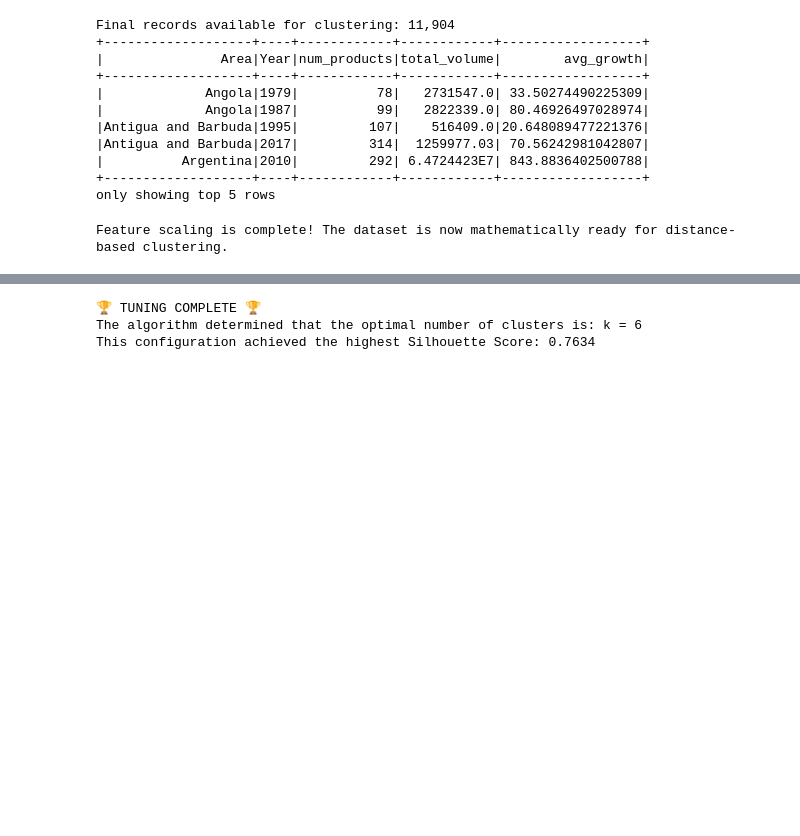
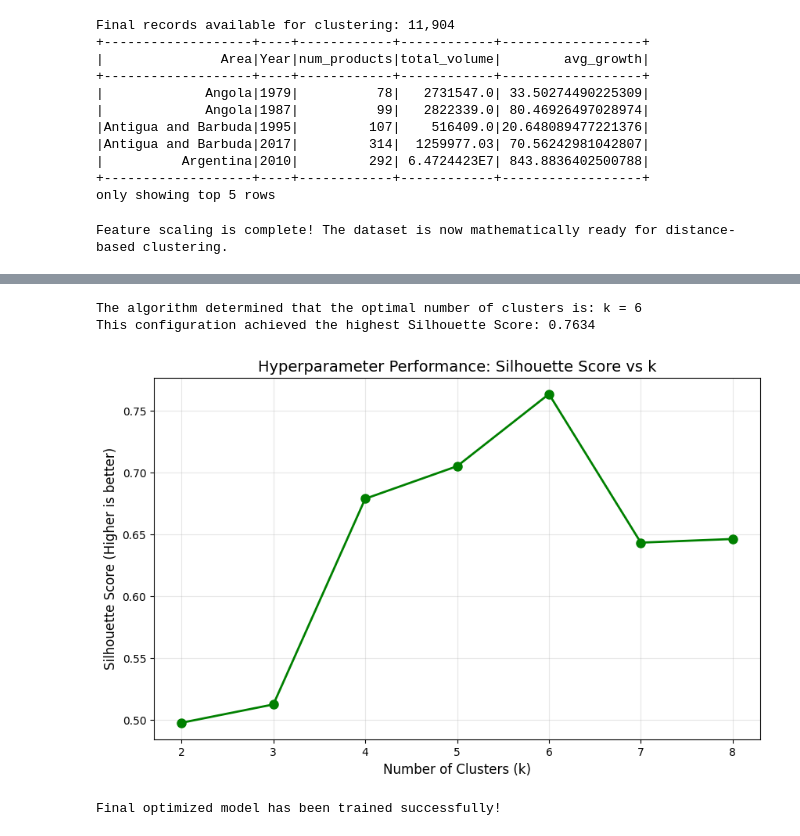
Before and after one commit to prodigal94/food-safe-bots, a Jupyter notebook: Week4_CLUSTERING_FineTuning.ipynb, the cells around one changed output, grey strips where cells are left out. Saved outputs shown, nothing was run; the diff lists cells and outputs as text; code cells hidden in the pictures; blank space fills up the shorter version.

Commit message:
Anomaly Detection, Visualization, & Saving the best model

```diff
--- a/Week4_CLUSTERING_FineTuning.ipynb
+++ b/Week4_CLUSTERING_FineTuning.ipynb
@@ -152,10 +152,34 @@ Evaluating different values of 'k' based on Lecture 10...
 [*] Tested Model (k=7) -> Silhouette Score: 0.6433
 [*] Tested Model (k=8) -> Silhouette Score: 0.6462
 # %%
-print(f"\nTUNING COMPLETE")
 print(f"The algorithm determined that the optimal number of clusters is: k = {best_k}")
 print(f"This configuration achieved the highest Silhouette Score: {best_score:.4f}")
 # %% [output]
-🏆 TUNING COMPLETE 🏆
 The algorithm determined that the optimal number of clusters is: k = 6
 This configuration achieved the highest Silhouette Score: 0.7634
+# %%
+import matplotlib.pyplot as plt
+
+plt.figure(figsize=(10, 6))
+plt.plot(k_values, scores, marker='o', linestyle='-', color='g', linewidth=2, markersize=8)
+plt.title('Hyperparameter Performance: Silhouette Score vs k', fontsize=14)
+plt.xlabel('Number of Clusters (k)', fontsize=12)
+plt.ylabel('Silhouette Score (Higher is better)', fontsize=12)
+plt.grid(True, alpha=0.3)
+plt.show()
+# %% [output]
+[figure, added]
+# %%
+# Initialize the final KMeans model with the winning k
+final_kmeans = KMeans(
+    k=best_k,
+    featuresCol="features",
+    predictionCol="prediction",
+    seed=42
+)
+
+# Fit the final optimized model
+best_model = final_kmeans.fit(df_scaled)
+print("Final optimized model has been trained successfully")
+# %% [output]
+Final optimized model has been trained successfully!
```
Also changed, not shown: parts of 5 cells of this notebook.
